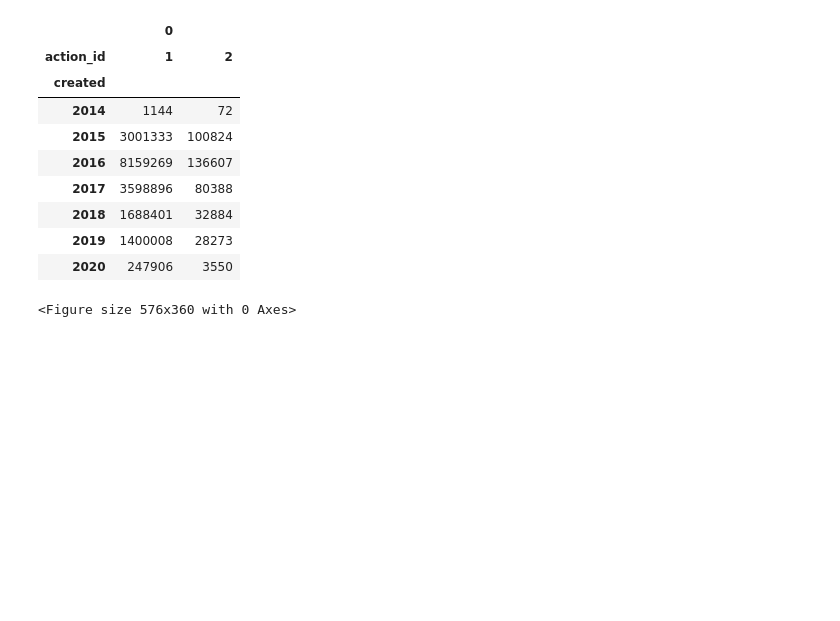
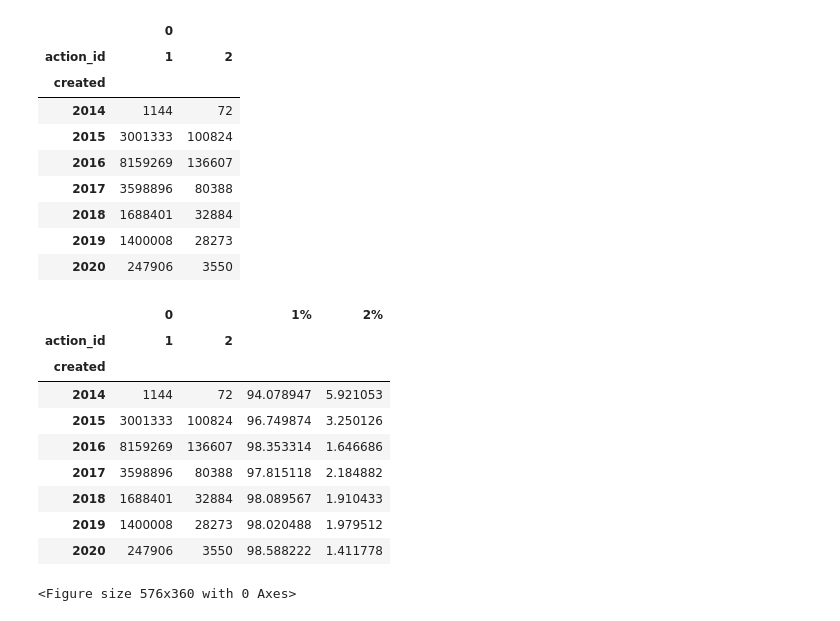
Before and after one commit to ShirinStar/Pen_Data_Dictionary, a Jupyter notebook: data/visits items.ipynb, the cells around one changed output. Saved outputs shown, nothing was run; the diff lists cells and outputs as text; code cells hidden in the pictures; blank space fills up the shorter version.

```diff
--- a/data/visits items.ipynb
+++ b/data/visits items.ipynb
@@ -334,6 +339,24 @@ visitItems_by_date.unstack(level=0)
 | 2018 | 1688401 | 32884 |
 | 2019 | 1400008 | 28273 |
 | 2020 | 247906 | 3550 |
+# %%
+in_percentage = visitItems_by_date.unstack(level=0)
+in_percentage.columns
+in_percentage['1%'] = in_percentage[(0,1)] / (in_percentage[(0,1)] + in_percentage[(0,2)]) *100
+in_percentage['2%'] = in_percentage[(0,2)] / (in_percentage[(0,1)] + in_percentage[(0,2)]) *100
+
+in_percentage
+# %% [output]
+|  | 0 |  | 1% | 2% |
+| action_id | 1 | 2 |  |  |
+| created |  |  |  |  |
+| 2014 | 1144 | 72 | 94.078947 | 5.921053 |
+| 2015 | 3001333 | 100824 | 96.749874 | 3.250126 |
+| 2016 | 8159269 | 136607 | 98.353314 | 1.646686 |
+| 2017 | 3598896 | 80388 | 97.815118 | 2.184882 |
+| 2018 | 1688401 | 32884 | 98.089567 | 1.910433 |
+| 2019 | 1400008 | 28273 | 98.020488 | 1.979512 |
+| 2020 | 247906 | 3550 | 98.588222 | 1.411778 |
 # %%
 plt.figure(figsize=(8,5))
 visitItems_by_date.unstack(level=0).plot(kind='bar')
```
Also changed, not shown: parts of 6 cells of this notebook, 3 other files.
